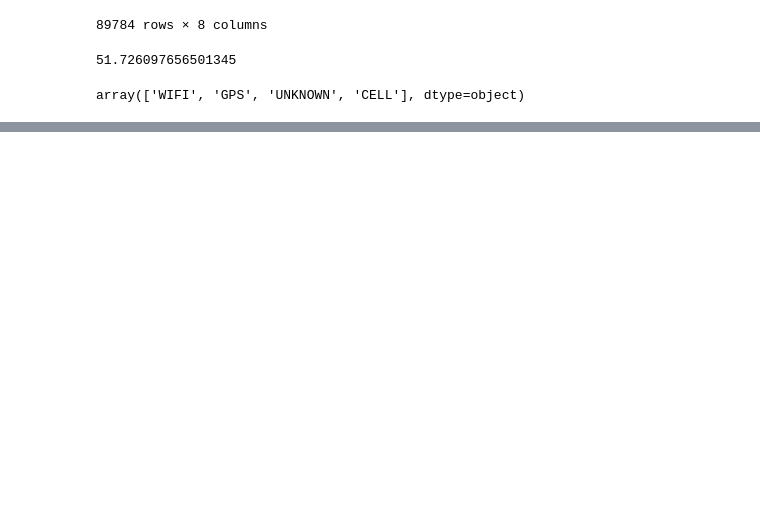
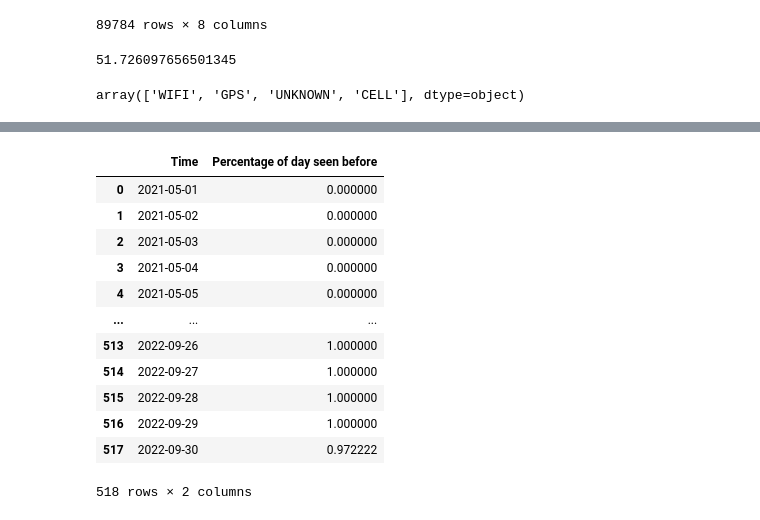
Before and after one commit to sandersiepel/JADS-politie-ob2, a Jupyter notebook: test.ipynb, the cells around one changed output, grey strips where cells are left out. Cells and saved outputs as stored; diff of their text form; code cells hidden in the pictures; blank space fills up the shorter version.

```diff
--- a/test.ipynb
+++ b/test.ipynb
@@ -174,0 +198,59 @@ array(['WIFI', 'GPS', 'UNKNOWN', 'CELL'], dtype=object)
+# %%
+final_results = {} # Dict with keys (dates) and values (scores)
+lookup = {} # Dict with the feature & target variable combinations
+current_date = df.head(1).timestamp.dt.date.values[0]
+this_day_values = []
+
+for index, row in df.iterrows():
+    combi = (row['location'], row['weekday'], row['hour'], row['window_block'])
+    # print(f"Data: {combi}, curr date: {current_date}, this day values: {this_day_values}")
+
+    if row['timestamp'].date() == current_date:
+        if combi in lookup:
+            this_day_values.append(1)
+        else:
+            this_day_values.append(0)
+
+    else:
+        # We need to calculate the final scores for last day, since the new day has started.
+        ones = this_day_values.count(1)
+        zeros = this_day_values.count(0)
+
+        try:
+            ratio = ones/(ones + zeros)
+        except ZeroDivisionError:
+            ratio = 0
+        # print(f"Day {current_date} has ended, ones: {ones}, zeros: {zeros}, ratio: {ratio}")
+        final_results[current_date] = ratio
+
+        current_date = row['timestamp'].date()
+        this_day_values = []
+
+        if combi in lookup:
+            this_day_values.append(1)
+        else:
+            this_day_values.append(0)
+
+    if not combi in lookup:
+        lookup[combi] = 1
+    else:
+        lookup[combi] += 1
+# %%
+x,y = zip(*sorted(final_results.items()))
+df_plot = pd.DataFrame({"Time":x, "Percentage of day seen before":y})
+# %%
+df_plot
+# %% [output]
+|  | Time | Percentage of day seen before |
+| 0 | 2021-05-01 | 0.000000 |
+| 1 | 2021-05-02 | 0.000000 |
+| 2 | 2021-05-03 | 0.000000 |
+| 3 | 2021-05-04 | 0.000000 |
+| 4 | 2021-05-05 | 0.000000 |
+| ... | ... | ... |
+| 513 | 2022-09-26 | 1.000000 |
+| 514 | 2022-09-27 | 1.000000 |
+| 515 | 2022-09-28 | 1.000000 |
+| 516 | 2022-09-29 | 1.000000 |
+| 517 | 2022-09-30 | 0.972222 |
+518 rows × 2 columns
```
Also changed, not shown: parts of 8 cells of this notebook, 2 other files.
